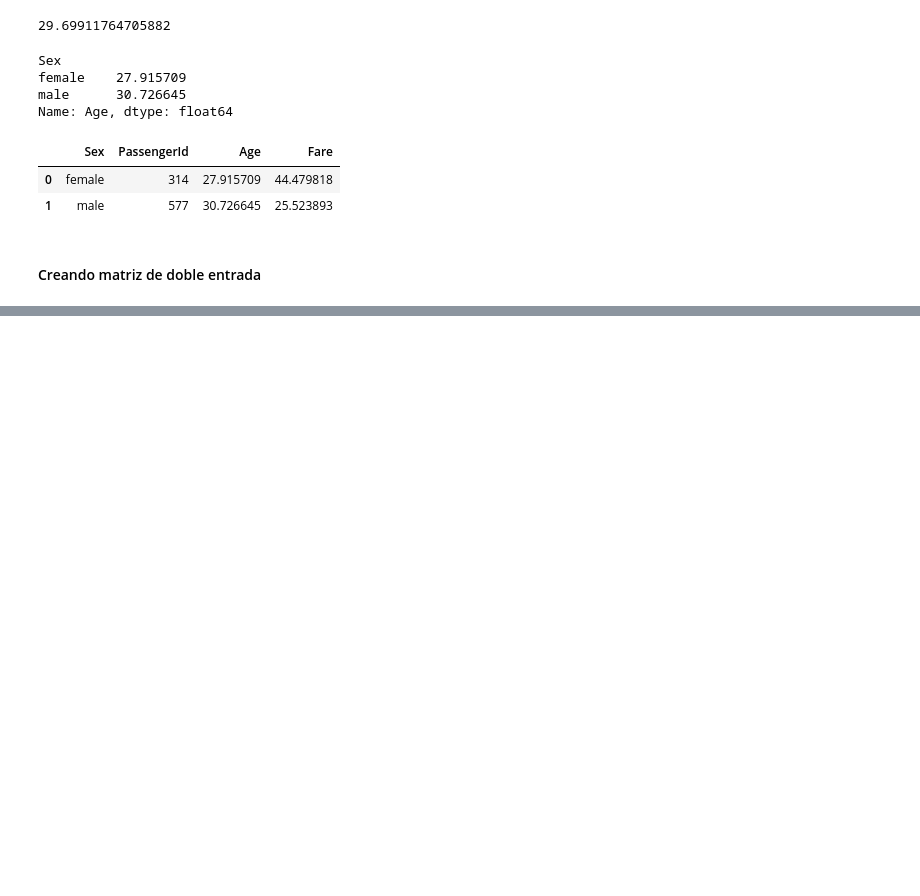
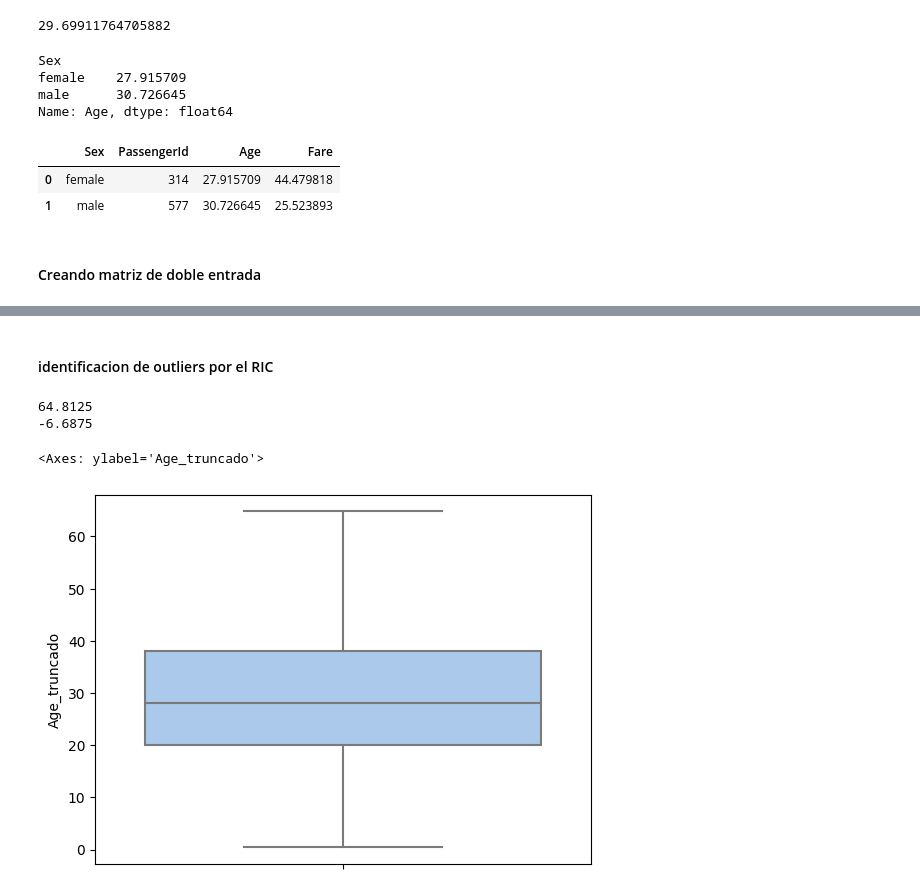
Before and after one commit to Delz1N/Especializacion-ML-DL-e-IA, a Jupyter notebook: ML,_DL_E_IA_DMC.ipynb, the cells around one changed output, grey strips where cells are left out. Drawn from its saved outputs; the diff is of its cells as text; code cells hidden in the pictures; blank space fills up the shorter version.

```diff
--- a/ML,_DL_E_IA_DMC.ipynb
+++ b/ML,_DL_E_IA_DMC.ipynb
@@ -1170,0 +1253,29 @@ pddf.head()
+# %% [markdown]
+#### identificacion de outliers por el RIC
+# %%
+# identificar con el rango intercuartilico - Z SCORE
+## amplitud 1.5
+
+''' la deficiencia de este metodo su pone una distribucion simetrica o normal'''
+
+array = np.array(titanic.Age.dropna()) # definiendo el array
+
+Q1 = np.percentile(array, 25) # calculando el Q1
+Q3 = np.percentile(array, 75) # calculando el Q3
+RIC = np.percentile(array, 75) - np.percentile(array, 25) # rango intercuartilico
+
+ls = Q3 + 1.5*RIC # Calculando el limite superior
+li = Q1 - 1.5*RIC # Calculando el limite inferior
+
+titanic['Age_truncado'] = titanic.Age.apply(lambda x: ls if x > ls
+                                            else li if x < li
+                                            else x)
+
+print(ls)
+print(li)
+sns.boxplot(y = titanic['Age_truncado'])  # Graficando boxplot
+# %% [output]
+64.8125
+-6.6875
+<Axes: ylabel='Age_truncado'>
+[figure, added]
```
Also changed, not shown: parts of 59 cells of this notebook.
